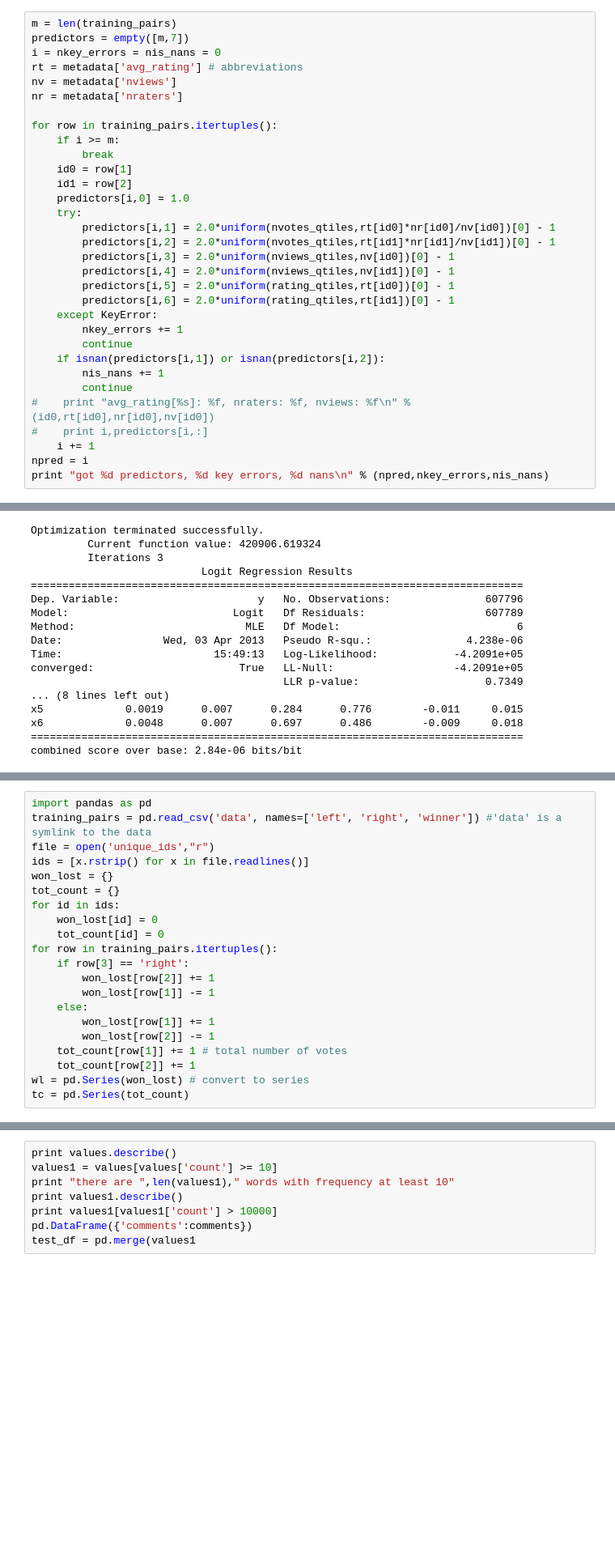
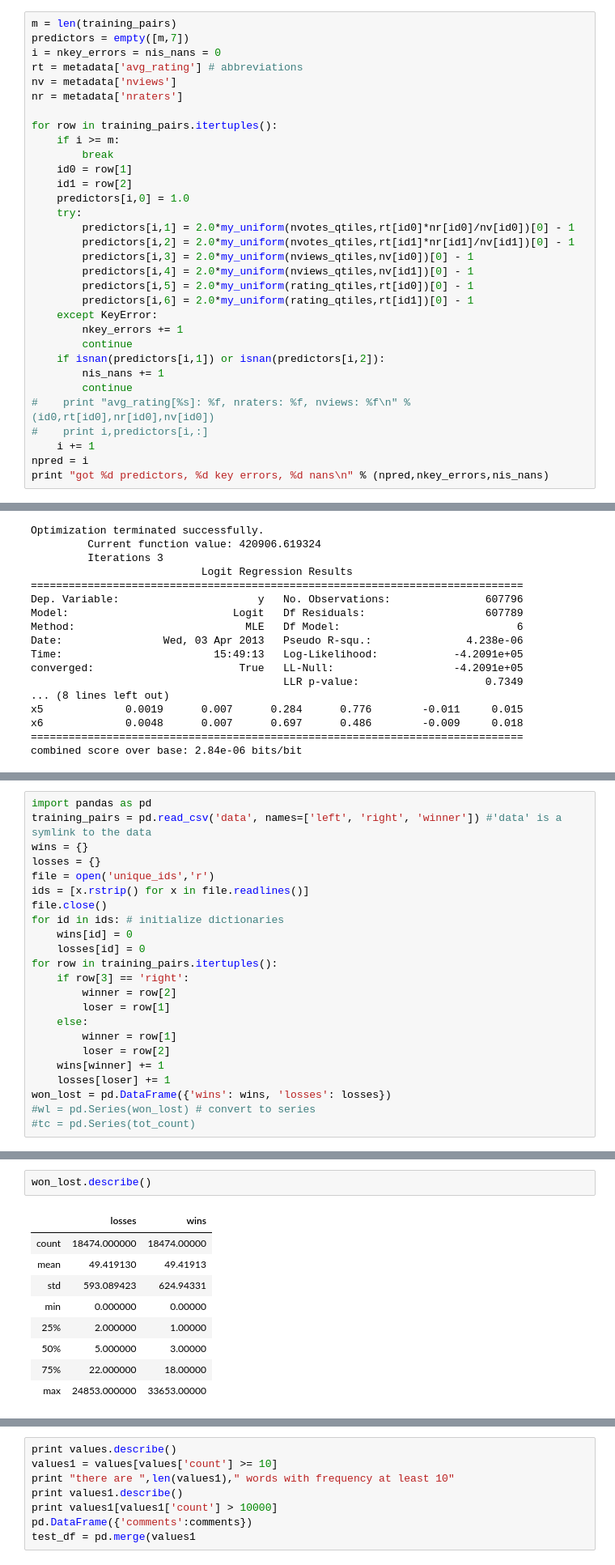
Before and after one commit to dmgoldschmidt/code, a Jupyter notebook: Course_Notes_scratch.ipynb, the cells around one changed output, grey strips where cells are left out. Shown: that part at 81% size. Drawn from its saved outputs; the diff is of its cells as text; blank space fills up the shorter version.

```diff
--- a/Course_Notes_scratch.ipynb
+++ b/Course_Notes_scratch.ipynb
@@ -1025,12 +1035,12 @@ for row in training_pairs.itertuples():
     id1 = row[2]
     predictors[i,0] = 1.0
     try:
-        predictors[i,1] = 2.0*uniform(nvotes_qtiles,rt[id0]*nr[id0]/nv[id0])[0] - 1
-        predictors[i,2] = 2.0*uniform(nvotes_qtiles,rt[id1]*nr[id1]/nv[id1])[0] - 1
-        predictors[i,3] = 2.0*uniform(nviews_qtiles,nv[id0])[0] - 1
-        predictors[i,4] = 2.0*uniform(nviews_qtiles,nv[id1])[0] - 1
-        predictors[i,5] = 2.0*uniform(rating_qtiles,rt[id0])[0] - 1
-        predictors[i,6] = 2.0*uniform(rating_qtiles,rt[id1])[0] - 1
+        predictors[i,1] = 2.0*my_uniform(nvotes_qtiles,rt[id0]*nr[id0]/nv[id0])[0] - 1
+        predictors[i,2] = 2.0*my_uniform(nvotes_qtiles,rt[id1]*nr[id1]/nv[id1])[0] - 1
+        predictors[i,3] = 2.0*my_uniform(nviews_qtiles,nv[id0])[0] - 1
+        predictors[i,4] = 2.0*my_uniform(nviews_qtiles,nv[id1])[0] - 1
+        predictors[i,5] = 2.0*my_uniform(rating_qtiles,rt[id0])[0] - 1
+        predictors[i,6] = 2.0*my_uniform(rating_qtiles,rt[id1])[0] - 1
     except KeyError:
         nkey_errors += 1
         continue
@@ -1163,21 +1176,23 @@ We want to use the comments on each video to get a prediction for the comedy com
 # %%
 import pandas as pd
 training_pairs = pd.read_csv('data', names=['left', 'right', 'winner']) #'data' is a symlink to the data
-file = open('unique_ids',"r")
+wins = {}
+losses = {}
+file = open('unique_ids','r')
 ids = [x.rstrip() for x in file.readlines()]
-won_lost = {}
-tot_count = {}
-for id in ids:
-    won_lost[id] = 0
-    tot_count[id] = 0
+file.close()
+for id in ids: # initialize dictionaries
+    wins[id] = 0
+    losses[id] = 0
 for row in training_pairs.itertuples():
     if row[3] == 'right':
-        won_lost[row[2]] += 1
-        won_lost[row[1]] -= 1
+        winner = row[2]
+        loser = row[1]
     else:
-        won_lost[row[1]] += 1
-        won_lost[row[2]] -= 1
-    tot_count[row[1]] += 1 # total number of votes
-    tot_count[row[2]] += 1
-wl = pd.Series(won_lost) # convert to series
-tc = pd.Series(tot_count)
+        winner = row[1]
+        loser = row[2]
+    wins[winner] += 1
+    losses[loser] += 1
+won_lost = pd.DataFrame({'wins': wins, 'losses': losses})
+#wl = pd.Series(won_lost) # convert to series
+#tc = pd.Series(tot_count)
@@ -1208 +1199,13 @@ Axes(0.125,0.125;0.775x0.775)
+# %%
+won_lost.describe()
+# %% [output]
+|  | losses | wins |
+| count | 18474.000000 | 18474.00000 |
+| mean | 49.419130 | 49.41913 |
+| std | 593.089423 | 624.94331 |
+| min | 0.000000 | 0.00000 |
+| 25% | 2.000000 | 1.00000 |
+| 50% | 5.000000 | 3.00000 |
+| 75% | 22.000000 | 18.00000 |
+| max | 24853.000000 | 33653.00000 |
 # %% [markdown]
```
Also changed, not shown: parts of 13 cells of this notebook.
